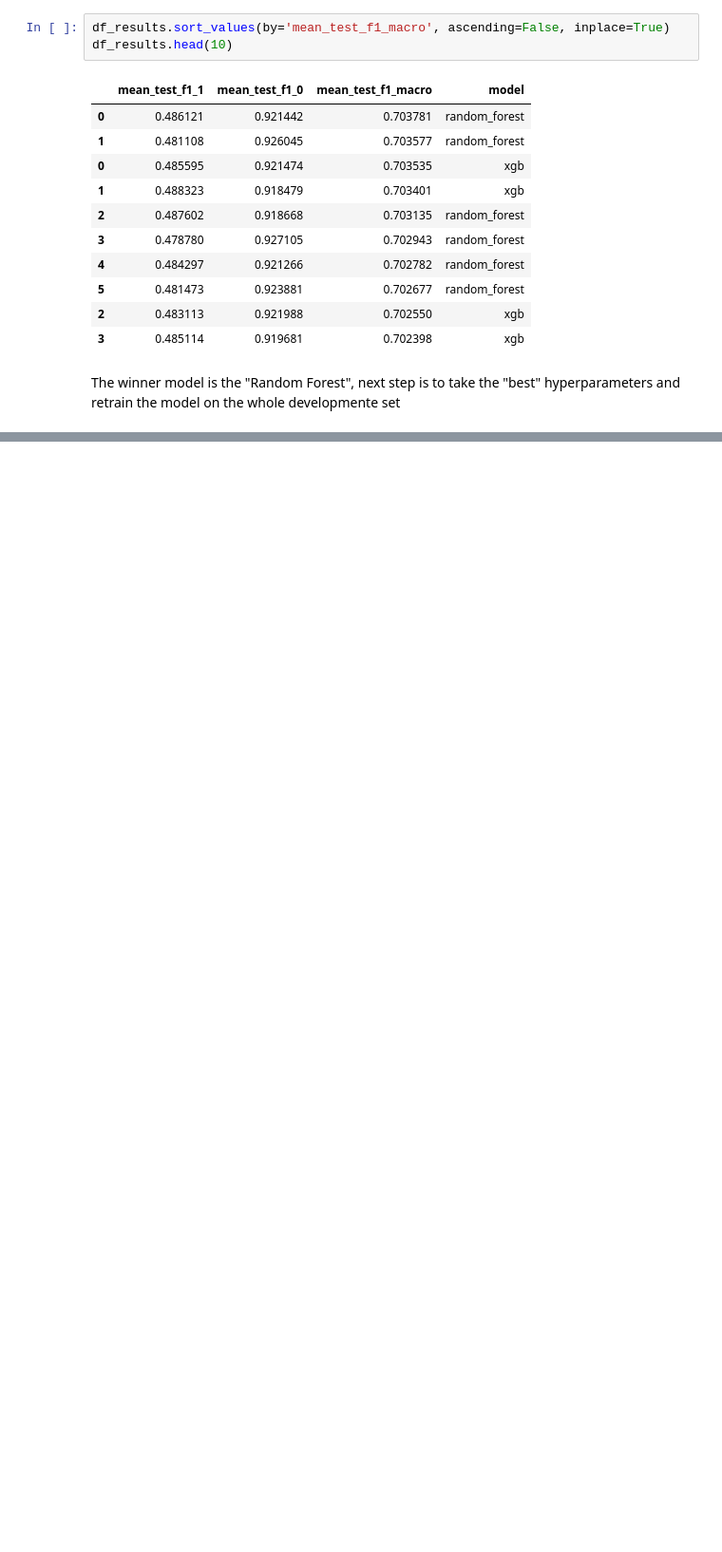
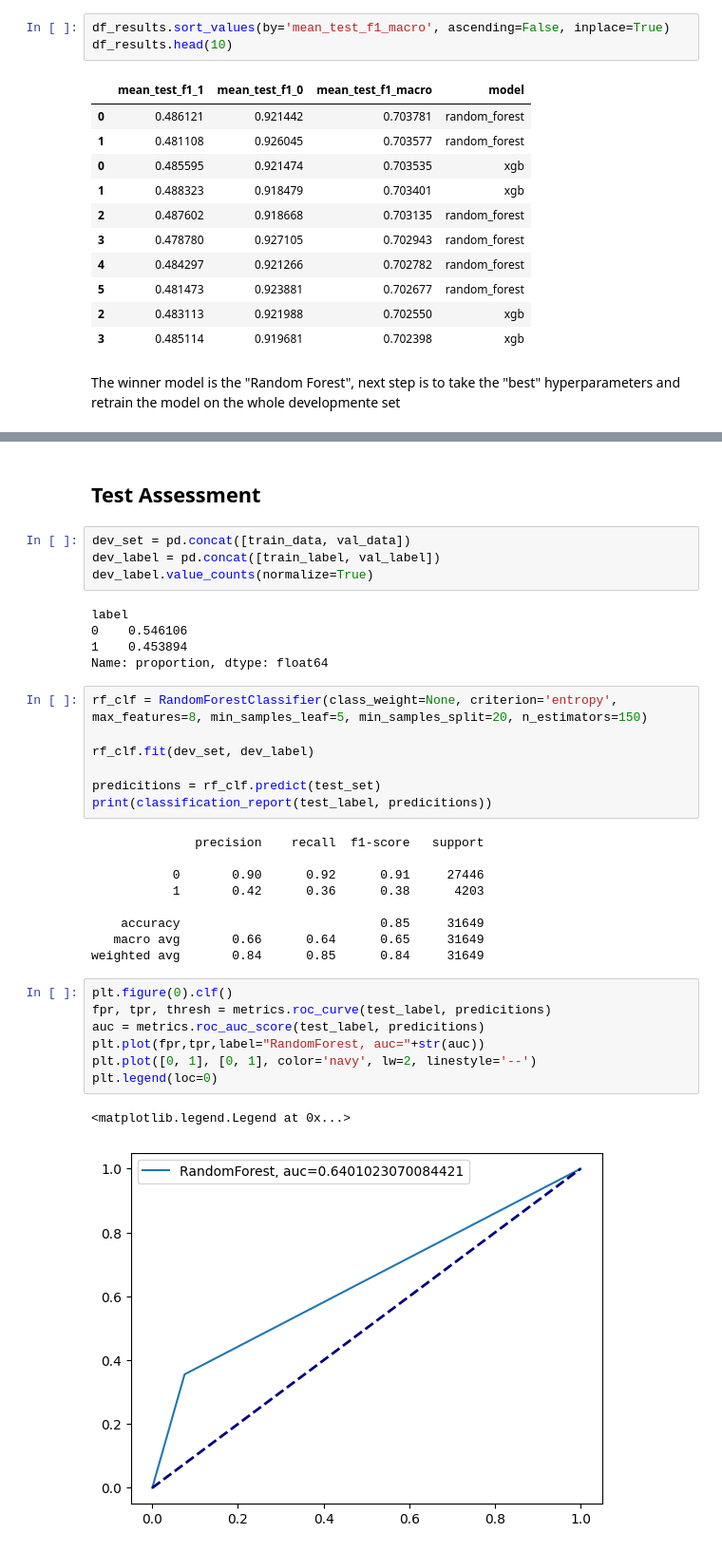
Before and after one commit to JacopoRaffi/DM_Project, a Jupyter notebook: TASK4/oversampling/classifiers_bayes.ipynb, the cells around one changed output, grey strips where cells are left out. Shown at 95% size. Cells and saved outputs as stored; diff of their text form; blank space fills up the shorter version.

Commit message:
oversampling test assessment

```diff
--- a/TASK4/oversampling/classifiers_bayes.ipynb
+++ b/TASK4/oversampling/classifiers_bayes.ipynb
@@ -504,3 +496,40 @@ df_rf.head(5)
 | 2 | NaN | gini | 8 | 5 | 20 | ... |
 | 3 | {0: 0.6, 1: 0.4} | entropy | 8 | 5 | 20 | ... |
 | 4 | NaN | entropy | 8 | 5 | 20 | ... |
+# %% [markdown]
+## Test Assessment
+# %%
+dev_set = pd.concat([train_data, val_data])
+dev_label = pd.concat([train_label, val_label])
+dev_label.value_counts(normalize=True)
+# %% [output]
+label
+0    0.546106
+1    0.453894
+Name: proportion, dtype: float64
+# %%
+rf_clf = RandomForestClassifier(class_weight=None, criterion='entropy', max_features=8, min_samples_leaf=5, min_samples_split=20, n_estimators=150)
+
+rf_clf.fit(dev_set, dev_label)
+
+predicitions = rf_clf.predict(test_set)
+print(classification_report(test_label, predicitions))
+# %% [output]
+              precision    recall  f1-score   support
+
+           0       0.90      0.92      0.91     27446
+           1       0.42      0.36      0.38      4203
+
+    accuracy                           0.85     31649
+   macro avg       0.66      0.64      0.65     31649
+weighted avg       0.84      0.85      0.84     31649
+# %%
+plt.figure(0).clf()
+fpr, tpr, thresh = metrics.roc_curve(test_label, predicitions)
+auc = metrics.roc_auc_score(test_label, predicitions)
+plt.plot(fpr,tpr,label="RandomForest, auc="+str(auc))
+plt.plot([0, 1], [0, 1], color='navy', lw=2, linestyle='--')
+plt.legend(loc=0)
+# %% [output]
+<matplotlib.legend.Legend at 0x...>
+[figure, added]
```
Also changed, not shown: parts of 1 cell of this notebook, 2 other files.
